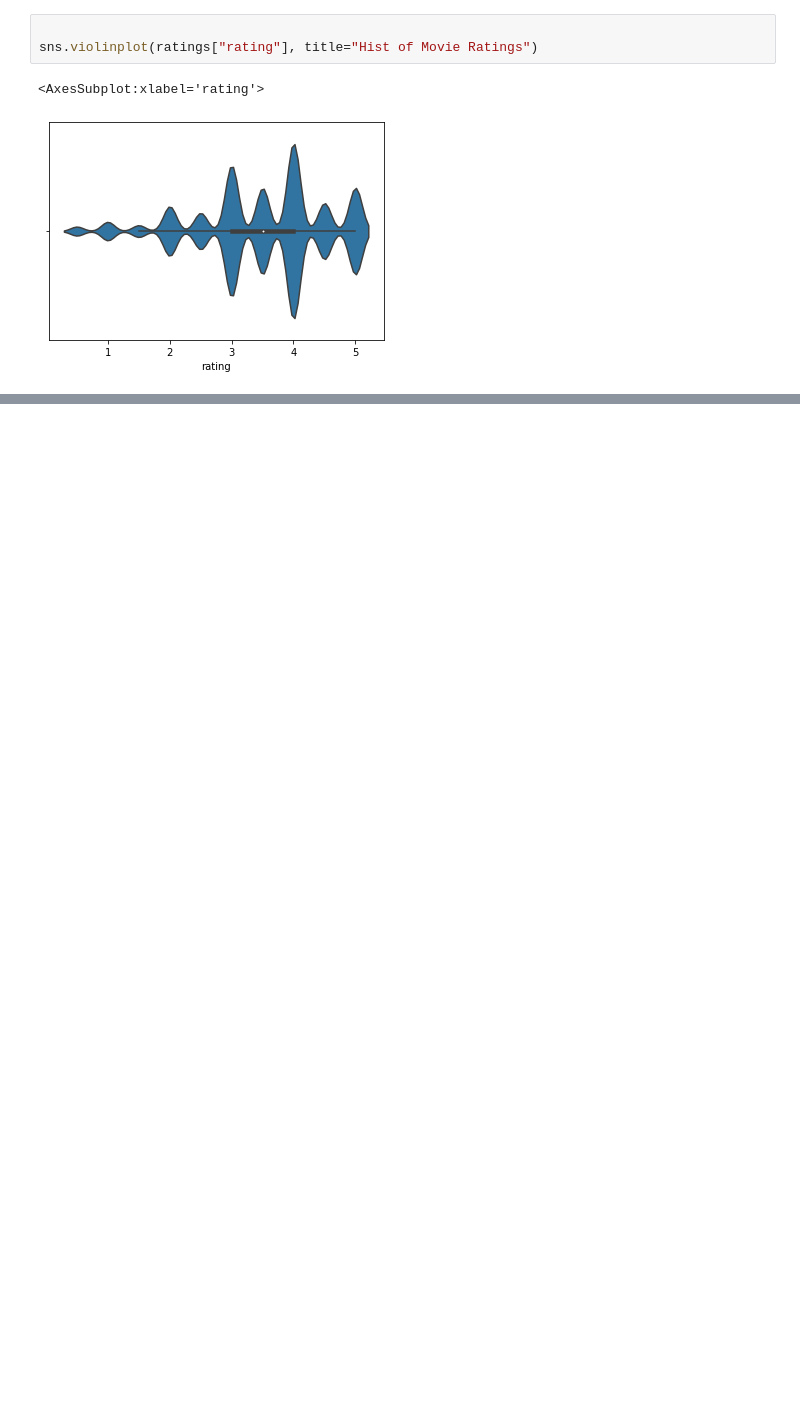
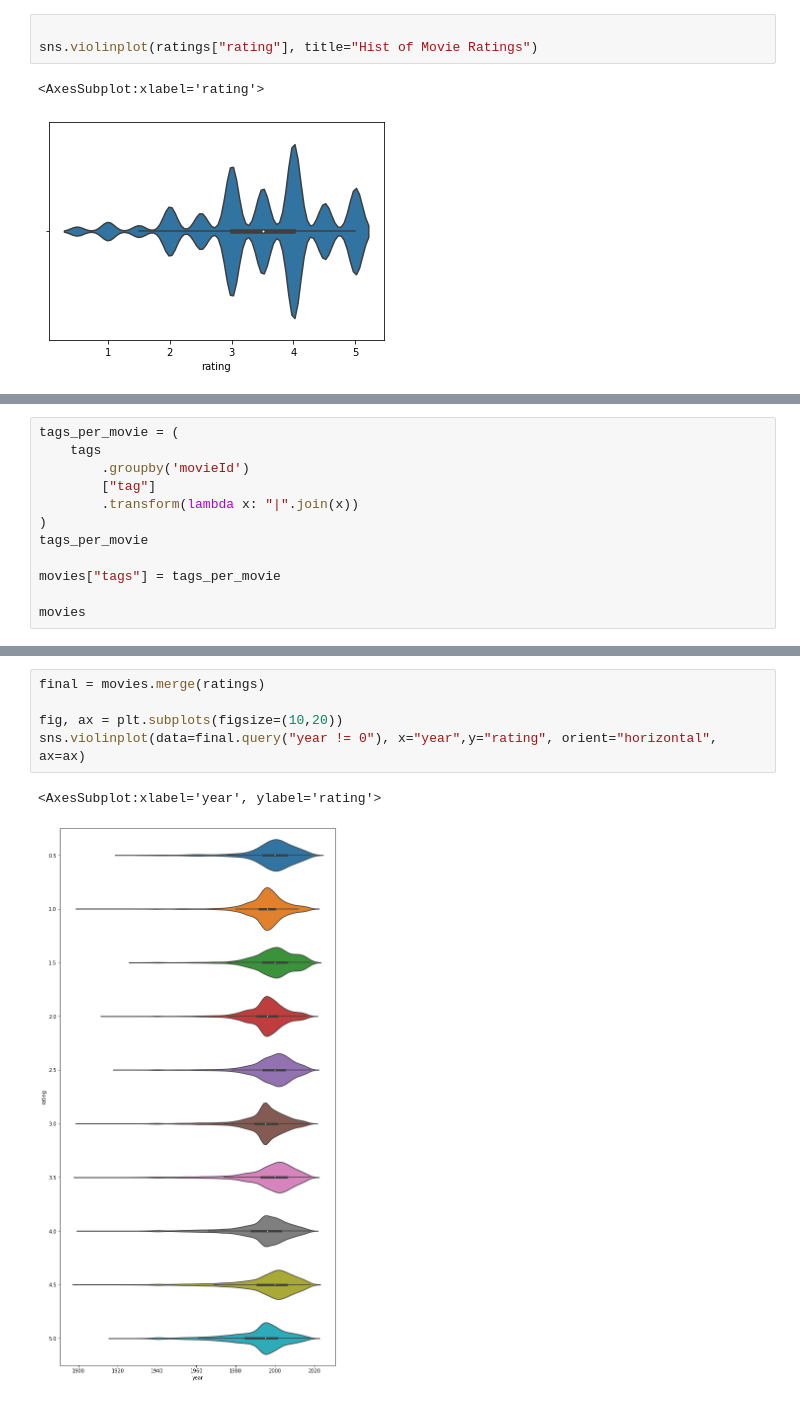
Before and after one commit to Simo-Z/movie_recommendation, a Jupyter notebook: scripts/data_exploration.ipynb, the cells around one changed output, grey strips where cells are left out. Drawn from its saved outputs; the diff is of its cells as text; blank space fills up the shorter version.

```diff
--- a/scripts/data_exploration.ipynb
+++ b/scripts/data_exploration.ipynb
@@ -43,0 +76,12 @@ sns.violinplot(ratings["rating"], title="Hist of Movie Ratings")
+# %%
+tags_per_movie = (
+    tags
+        .groupby('movieId')
+        ["tag"]
+        .transform(lambda x: "|".join(x))
+)
+tags_per_movie
+
+movies["tags"] = tags_per_movie
+
+movies
@@ -43,0 +102,8 @@ sns.violinplot(ratings["rating"], title="Hist of Movie Ratings")
+# %%
+final = movies.merge(ratings)
+
+fig, ax = plt.subplots(figsize=(10,20))
+sns.violinplot(data=final.query("year != 0"), x="year",y="rating", orient="horizontal", ax=ax)
+# %% [output]
+<AxesSubplot:xlabel='year', ylabel='rating'>
+[figure, added]
```
Also changed, not shown: parts of 11 cells of this notebook, 15 other files.
